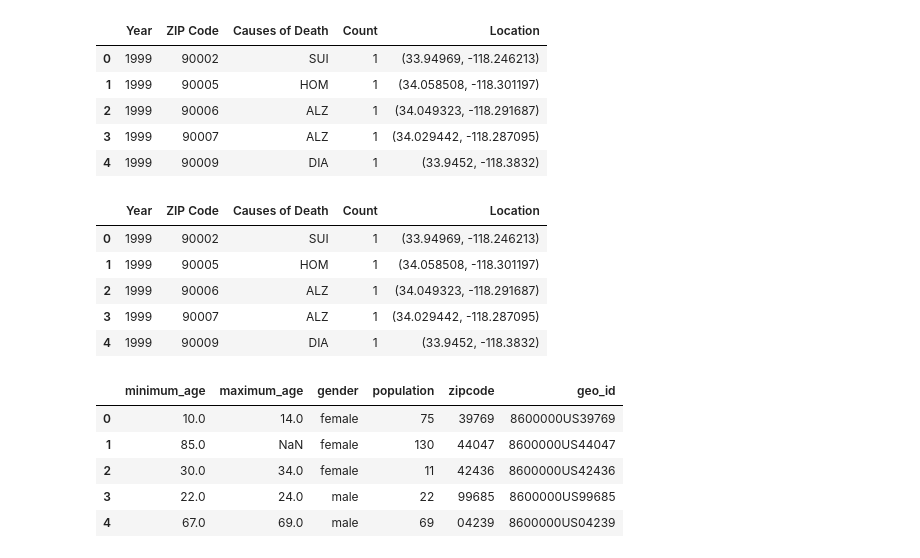
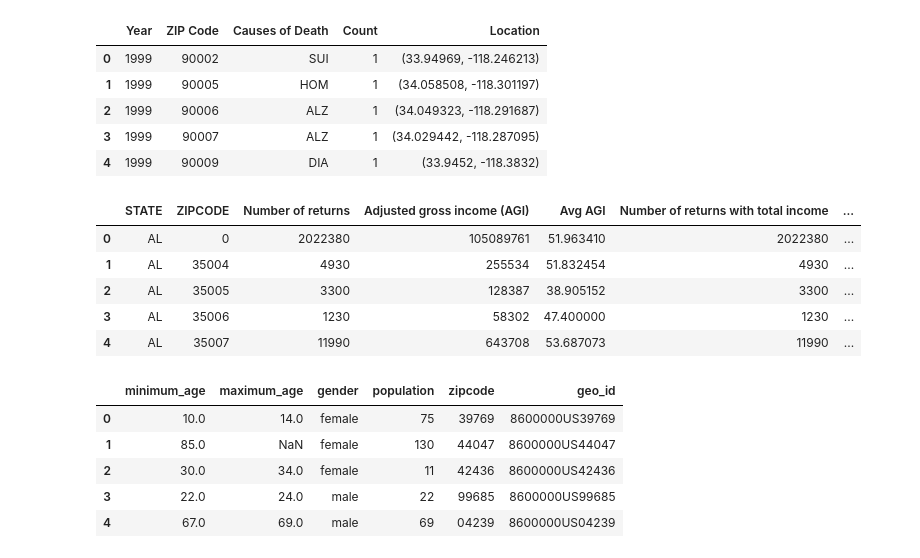
Before and after one commit to moutasemalakkad/etl_project, a Jupyter notebook: ETL.ipynb, the cells around one changed output. Drawn from its saved outputs; the diff is of its cells as text; code cells hidden in the pictures.

```diff
--- a/ETL.ipynb
+++ b/ETL.ipynb
@@ -21,15 +21,15 @@ df_death.head()
 # %%
 df_path = 'irs_income_by_zip_code.csv'
 
 df_income = pd.read_csv(df_path)
-df_death.head()
+df_income.head()
 # %% [output]
-|  | Year | ZIP Code | Causes of Death | Count | Location |
-| 0 | 1999 | 90002 | SUI | 1 | (33.94969, -118.246213) |
-| 1 | 1999 | 90005 | HOM | 1 | (34.058508, -118.301197) |
-| 2 | 1999 | 90006 | ALZ | 1 | (34.049323, -118.291687) |
-| 3 | 1999 | 90007 | ALZ | 1 | (34.029442, -118.287095) |
-| 4 | 1999 | 90009 | DIA | 1 | (33.9452, -118.3832) |
+|  | STATE | ZIPCODE | Number of returns | Adjusted gross income (AGI) | Avg AGI | Number of returns with total income | ... |
+| 0 | AL | 0 | 2022380 | 105089761 | 51.963410 | 2022380 | ... |
+| 1 | AL | 35004 | 4930 | 255534 | 51.832454 | 4930 | ... |
+| 2 | AL | 35005 | 3300 | 128387 | 38.905152 | 3300 | ... |
+| 3 | AL | 35006 | 1230 | 58302 | 47.400000 | 1230 | ... |
+| 4 | AL | 35007 | 11990 | 643708 | 53.687073 | 11990 | ... |
 # %%
 path_population_2000 = 'population_by_zip_2000.csv'
 
```
Also changed, not shown: parts of 5 cells of this notebook.
